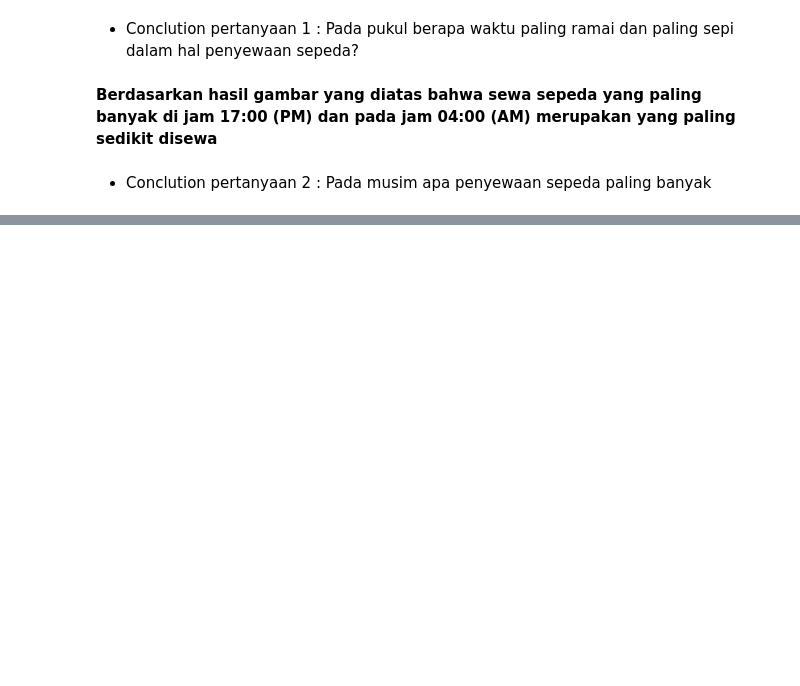
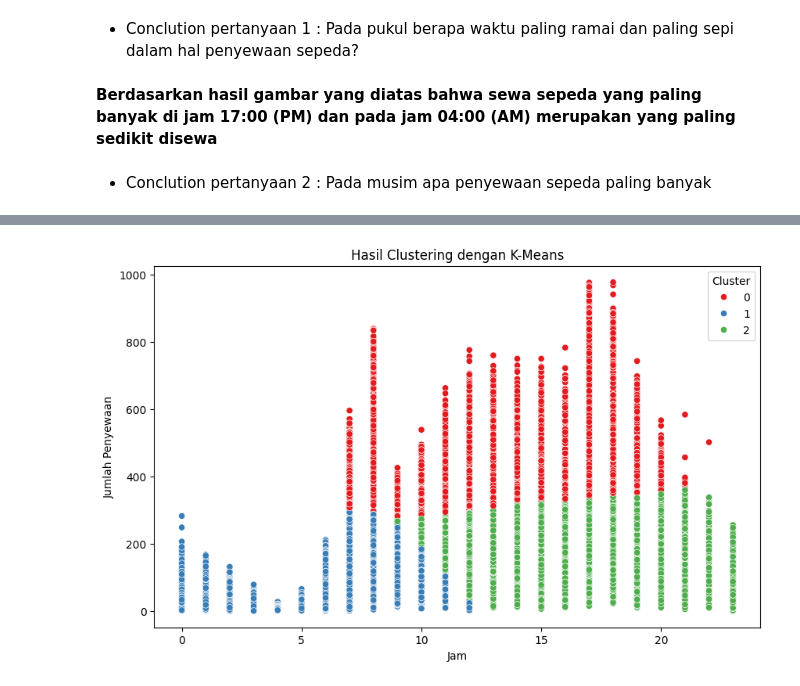
Before and after one commit to MikailNabilJ/Project-Sepeda, a Jupyter notebook: Proyek_Analisis_Data_Bike_Sharing_Dataset.ipynb, the cells around one changed output, grey strips where cells are left out. Drawn from its saved outputs; the diff is of its cells as text; code cells hidden in the pictures; blank space fills up the shorter version.

Commit message:
menambahkan analisis clustering

```diff
--- a/Proyek_Analisis_Data_Bike_Sharing_Dataset.ipynb
+++ b/Proyek_Analisis_Data_Bike_Sharing_Dataset.ipynb
@@ -384,0 +418,25 @@ Passing `palette` without assigning `hue` is deprecated and will be removed in v
+# %%
+# Menentukan fitur yang akan digunakan untuk clustering
+features = ['hours', 'count_cr']
+
+# Menormalisasi data
+scaler = StandardScaler()
+scaled_data = scaler.fit_transform(hour_df[features])
+
+# Menentukan jumlah klaster yang diinginkan (misalnya, 3)
+n_clusters = 3
+
+# Melakukan clustering dengan K-Means
+kmeans = KMeans(n_clusters=n_clusters, random_state=42)
+hour_df['cluster'] = kmeans.fit_predict(scaled_data)
+
+# Visualisasi hasil clustering
+plt.figure(figsize=(10, 6))
+sns.scatterplot(data=hour_df, x='hours', y='count_cr', hue='cluster', palette='Set1')
+plt.title('Hasil Clustering dengan K-Means')
+plt.xlabel('Jam')
+plt.ylabel('Jumlah Penyewaan')
+plt.legend(title='Cluster')
+plt.show()
+# %% [output]
+[figure, added]
```
Also changed, not shown: parts of 8 cells of this notebook, 3 other files.
